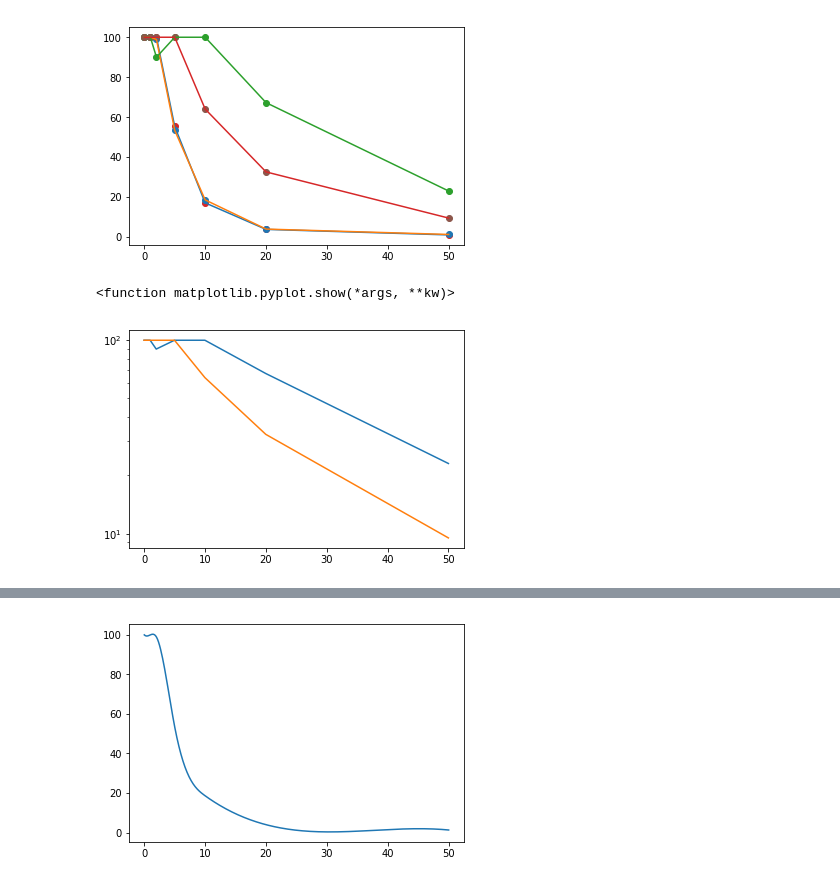
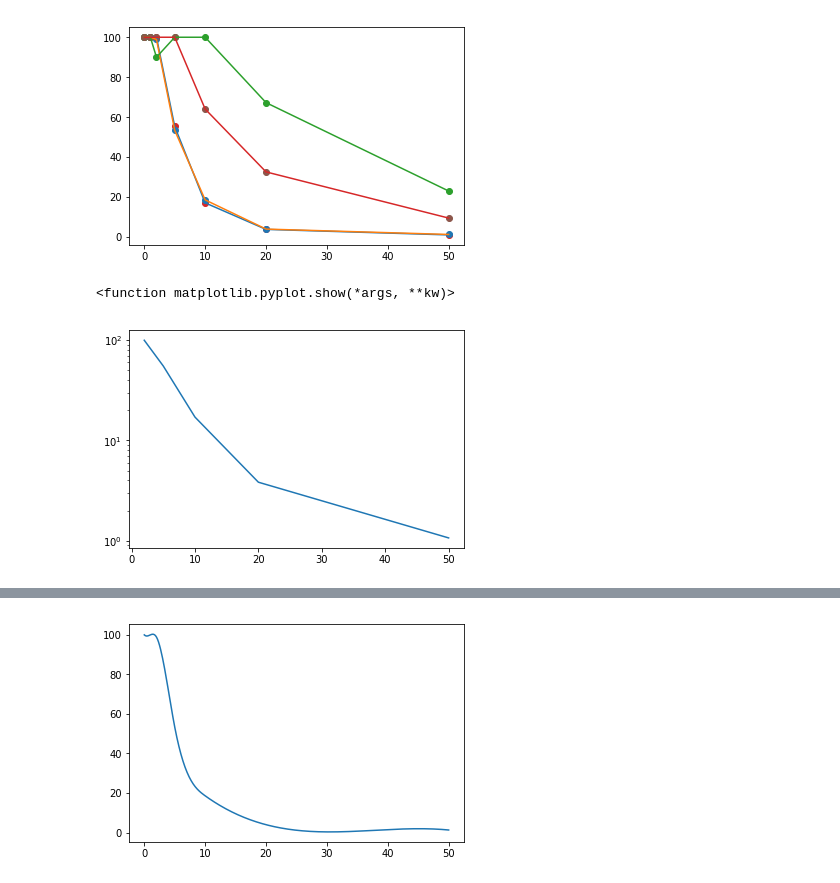
Before and after one commit to SaschaKrakovka/project, a Jupyter notebook: IC50MTZ_12_9_19_1.ipynb, the cells around one changed output, grey strips where cells are left out. Drawn from its saved outputs; the diff is of its cells as text; code cells hidden in the pictures.

Commit message:
Continued on the plotting

```diff
--- a/IC50MTZ_12_9_19_1.ipynb
+++ b/IC50MTZ_12_9_19_1.ipynb
@@ -195,13 +195,3 @@ plt.show
 # %% [output]
 <function matplotlib.pyplot.show(*args, **kw)>
 [figure]
-# %%
-
-fig, ax = plt.subplots()
-ax.set_yscale('log')
-plt.plot(x,b)
-plt.plot(x,c)
-plt.show
-# %% [output]
-<function matplotlib.pyplot.show(*args, **kw)>
-[figure, removed]
@@ -208,2 +207,28 @@ plt.show
+# %%
+#In this part I automate the selection of the linear part of the curve when looked at in logarithmic scale
+#The first step is to select all points from and including the last point that is 100%
+#For this I create two new data frames per strain
+WB_a  = MTZ_1["WB"]
+Conc_WB = MTZ_1["Conc"]
+#I filter for all that are smaller than 99%
+WB_aH = WB_a <99
+#and ask for the length of that element
+WB_aH = WB_a[WB_aH]
+len(WB_aH)
+
+
+#In the last step I give the total length minus the length of that element plus the data point exactly before to catch
+#the last point of 100%
+#Now I should find a way of calculating the last step before the curve flattens to make this complete
+WB_x = Conc_WB[(7-(len(WB_aH)+1)):7]
+WB_y = WB_a[(7-(len(WB_aH)+1)):7]
+
+fig, ax = plt.subplots()
+ax.set_yscale('log')
+plt.plot(WB_x,WB_y)
+plt.show
+# %% [output]
+<function matplotlib.pyplot.show(*args, **kw)>
+[figure, added]
 # %%
 # %% [output]
```
Also changed, not shown: parts of 6 cells of this notebook.
